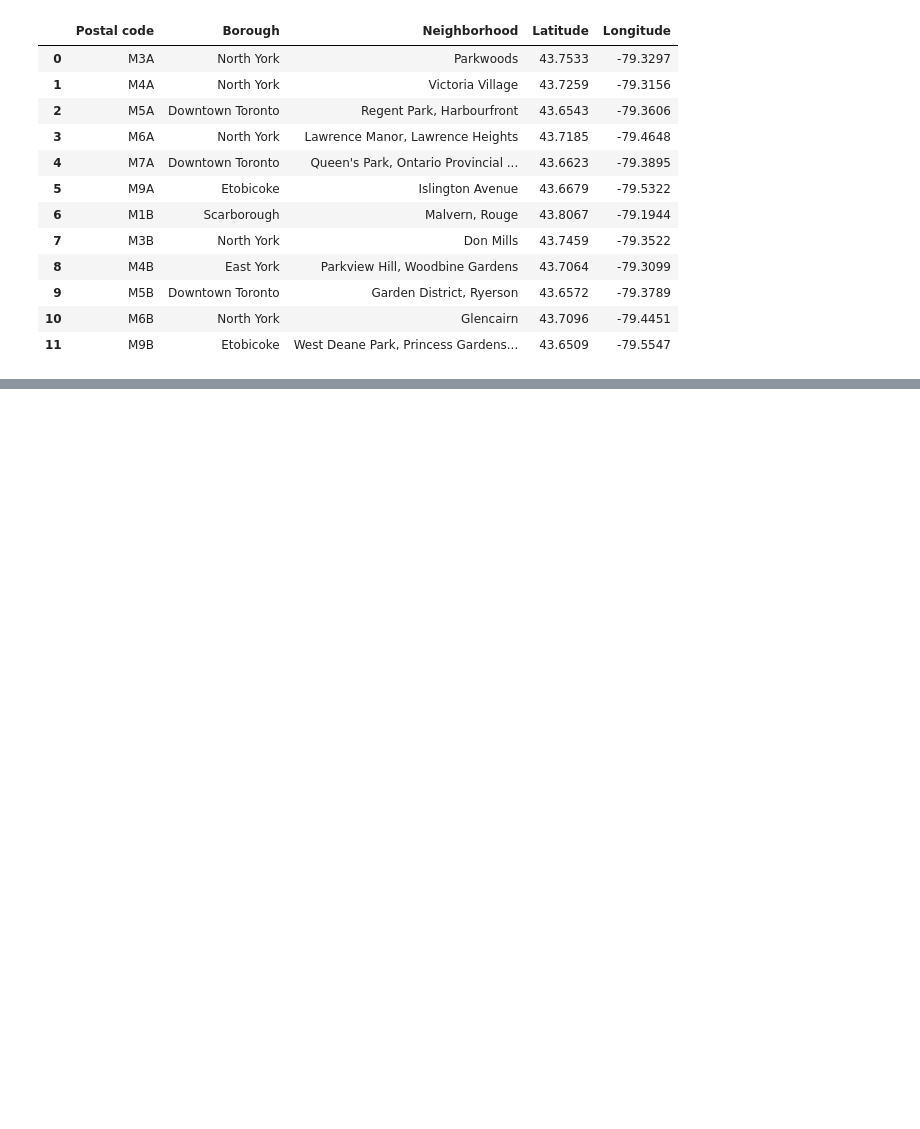
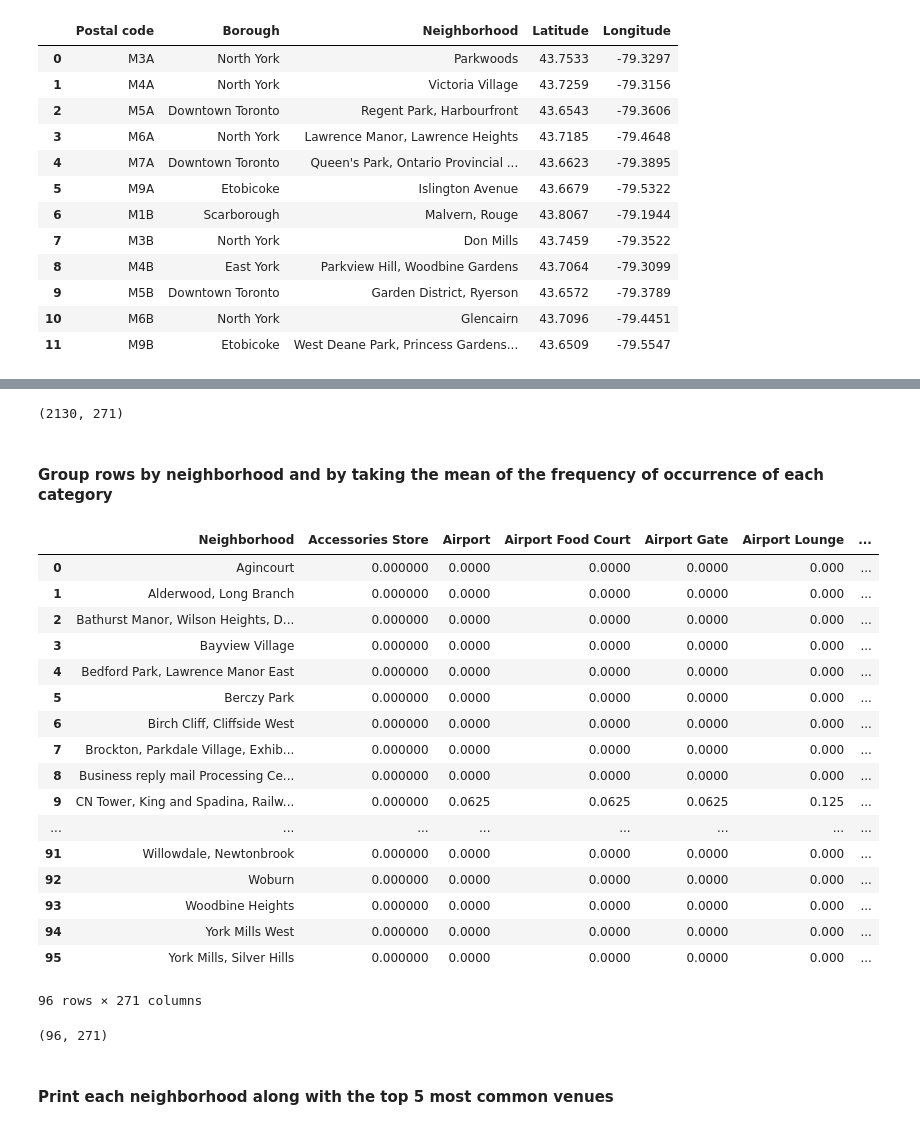
Before and after one commit to ritalinxx/Coursera_Capstone, a Jupyter notebook: Course 9 Week 3 Assignment.ipynb, the cells around one changed output, grey strips where cells are left out. Cells and saved outputs as stored; diff of their text form; code cells hidden in the pictures; blank space fills up the shorter version.

```diff
--- a/Course 9 Week 3 Assignment.ipynb
+++ b/Course 9 Week 3 Assignment.ipynb
@@ -94,0 +137,19 @@ df.head(12)
+# %%
+# create map of New York using latitude and longitude values
+map_toronto = folium.Map(location=[latitude, longitude], zoom_start=10)
+
+# add markers to map
+for lat, lng, borough, neighborhood in zip(df['Latitude'], df['Longitude'], df['Borough'], df['Neighborhood']):
+    label = '{}, {}'.format(neighborhood, borough)
+    label = folium.Popup(label, parse_html=True)
+    folium.CircleMarker(
+        [lat, lng],
+        radius=5,
+        popup=label,
+        color='blue',
+        fill=True,
+        fill_color='#3186cc',
+        fill_opacity=0.7,
+        parse_html=False).add_to(map_toronto)
+
+map_toronto
@@ -94,0 +160,7 @@ df.head(12)
+# %%
+CLIENT_ID = 'QSOPYKNMRCGQ2PXOBFDQ5BULJEN4QNFZXCDVUPVVD4JG11GE'
+CLIENT_SECRET = '1TYHYK10HX51ZJZYGHZG4NWSPLV223KDVRZGK3PADFGBV4JE'
+VERSION = '20180605' # Foursquare API version
+
+print('CLIENT_ID: ' + CLIENT_ID)
+print('CLIENT_SECRET:' + CLIENT_SECRET)
@@ -94,0 +214,5 @@ df.head(12)
+# %%
+toronto_venues = getNearbyVenues(names=df['Neighborhood'],
+                                   latitudes=df['Latitude'],
+                                   longitudes=df['Longitude']
+                                  )
@@ -94,0 +278,11 @@ df.head(12)
+# %%
+# one hot encoding
+toronto_onehot = pd.get_dummies(toronto_venues[['Venue Category']], prefix="", prefix_sep="")
+
+# add neighborhood column back to dataframe
+toronto_onehot['Neighborhood'] = toronto_venues['Neighborhood']
+
+# move neighborhood column to the first column
+
+toronto_onehot = pd.concat([toronto_onehot['Neighborhood'],toronto_onehot.drop(['Neighborhood'],axis=1)], axis=1)
+toronto_onehot.head()
@@ -94,0 +297,34 @@ df.head(12)
+# %%
+toronto_onehot.shape
+# %% [output]
+(2130, 271)
+# %% [markdown]
+#### Group rows by neighborhood and by taking the mean of the frequency of occurrence of each category
+# %%
+toronto_grouped = toronto_onehot.groupby('Neighborhood').mean().reset_index()
+toronto_grouped
+# %% [output]
+|  | Neighborhood | Accessories Store | Airport | Airport Food Court | Airport Gate | Airport Lounge | ... |
+| 0 | Agincourt | 0.000000 | 0.0000 | 0.0000 | 0.0000 | 0.000 | ... |
+| 1 | Alderwood, Long Branch | 0.000000 | 0.0000 | 0.0000 | 0.0000 | 0.000 | ... |
+| 2 | Bathurst Manor, Wilson Heights, D... | 0.000000 | 0.0000 | 0.0000 | 0.0000 | 0.000 | ... |
+| 3 | Bayview Village | 0.000000 | 0.0000 | 0.0000 | 0.0000 | 0.000 | ... |
+| 4 | Bedford Park, Lawrence Manor East | 0.000000 | 0.0000 | 0.0000 | 0.0000 | 0.000 | ... |
+| 5 | Berczy Park | 0.000000 | 0.0000 | 0.0000 | 0.0000 | 0.000 | ... |
+| 6 | Birch Cliff, Cliffside West | 0.000000 | 0.0000 | 0.0000 | 0.0000 | 0.000 | ... |
+| 7 | Brockton, Parkdale Village, Exhib... | 0.000000 | 0.0000 | 0.0000 | 0.0000 | 0.000 | ... |
+| 8 | Business reply mail Processing Ce... | 0.000000 | 0.0000 | 0.0000 | 0.0000 | 0.000 | ... |
+| 9 | CN Tower, King and Spadina, Railw... | 0.000000 | 0.0625 | 0.0625 | 0.0625 | 0.125 | ... |
+| ... | ... | ... | ... | ... | ... | ... | ... |
+| 91 | Willowdale, Newtonbrook | 0.000000 | 0.0000 | 0.0000 | 0.0000 | 0.000 | ... |
+| 92 | Woburn | 0.000000 | 0.0000 | 0.0000 | 0.0000 | 0.000 | ... |
+| 93 | Woodbine Heights | 0.000000 | 0.0000 | 0.0000 | 0.0000 | 0.000 | ... |
+| 94 | York Mills West | 0.000000 | 0.0000 | 0.0000 | 0.0000 | 0.000 | ... |
+| 95 | York Mills, Silver Hills | 0.000000 | 0.0000 | 0.0000 | 0.0000 | 0.000 | ... |
+96 rows × 271 columns
+# %%
+toronto_grouped.shape
+# %% [output]
+(96, 271)
+# %% [markdown]
+#### Print each neighborhood along with the top 5 most common venues
```
Also changed, not shown: parts of 40 cells of this notebook.
